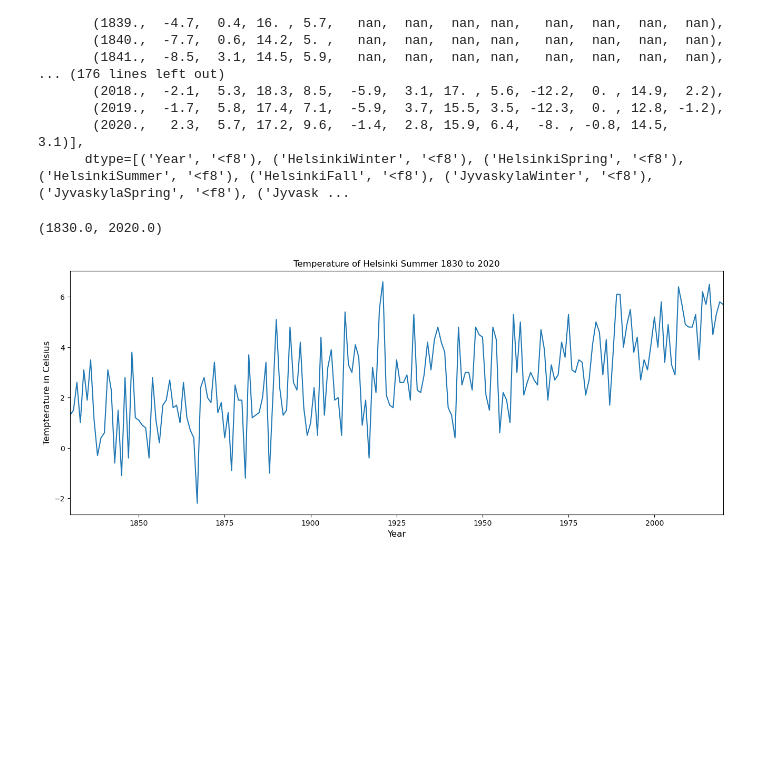
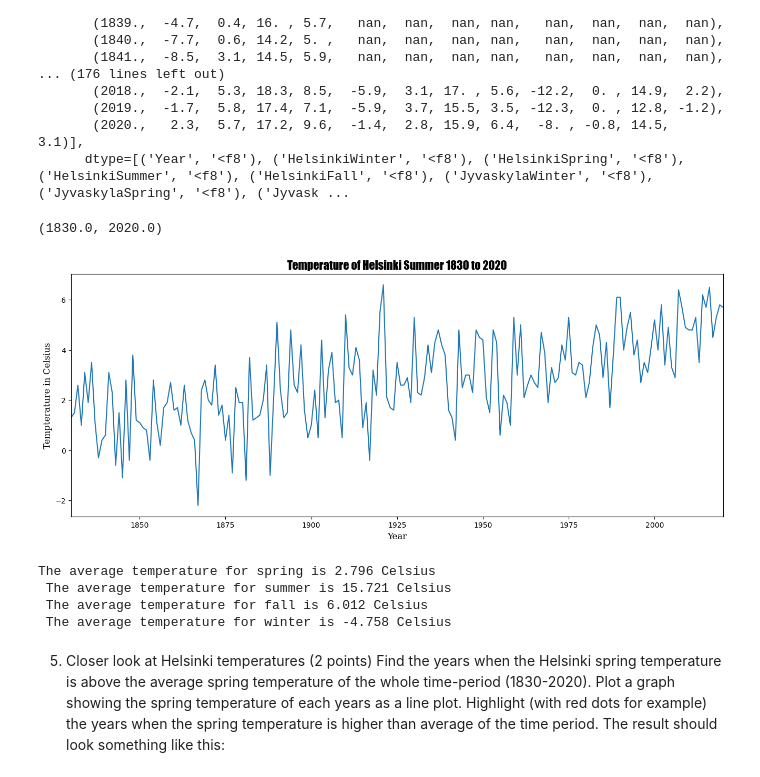
Before and after one commit to rg450318262/2023_courses, a Jupyter notebook: Python/Coursework4.ipynb, the cells around one changed output. Cells and saved outputs as stored; diff of their text form; code cells hidden in the pictures; blank space fills up the shorter version.

```diff
--- a/Python/Coursework4.ipynb
+++ b/Python/Coursework4.ipynb
@@ -90,12 +87,27 @@ array([(1830.,  -8. ,  1.3, 14.5, 6.4,   nan,  nan,  nan, nan,   nan,  nan,  nan
        (2020.,   2.3,  5.7, 17.2, 9.6,  -1.4,  2.8, 15.9, 6.4,  -8. , -0.8, 14.5,  3.1)],
       dtype=[('Year', '<f8'), ('HelsinkiWinter', '<f8'), ('HelsinkiSpring', '<f8'), ('HelsinkiSummer', '<f8'), ('HelsinkiFall', '<f8'), ('JyvaskylaWinter', '<f8'), ('JyvaskylaSpring', '<f8'), ('Jyvask ...
 # %%
+font1 = {'family':'fantasy','color':'black','size':16}
+font2 = {'family':'serif','color':'black','size':12}
+font3 = {'family':'cursive','color':'black','size':20}
+
 plt.figure(figsize=(16,6))
 plt.plot(temp["Year"],temp['HelsinkiSpring'])
-plt.xlabel("Year", fontsize = 12)
-plt.ylabel("Tempterature in Celsius", fontsize = 12)
-plt.title("Temperature of Helsinki Summer 1830 to 2020")
+plt.xlabel("Year", fontdict=font2)
+plt.ylabel("Tempterature in Celsius", fontdict=font2)
+plt.title("Temperature of Helsinki Summer 1830 to 2020", fontdict=font1)
 plt.xlim(1830,2020)
 # %% [output]
 (1830.0, 2020.0)
-[figure, old version]
+[figure, new version]
+# %%
+temp_spring = np.around(np.average(temp["HelsinkiSpring"]),3)
+temp_summer = np.around(np.average(temp["HelsinkiSummer"]),3)
+temp_fall = np.around(np.average(temp["HelsinkiFall"]),3)
+temp_winter = np.around(np.average(temp["HelsinkiWinter"]),3)
+print(f"The average temperature for spring is {temp_spring} Celsius \n The average temperature for summer is {temp_summer} Celsius \n The average temperature for fall is {temp_fall} Celsius \n The average temperature for winter is {temp_winter} Celsius")
+# %% [output]
+The average temperature for spring is 2.796 Celsius
+ The average temperature for summer is 15.721 Celsius
+ The average temperature for fall is 6.012 Celsius
+ The average temperature for winter is -4.758 Celsius
@@ -101,0 +124,3 @@ plt.xlim(1830,2020)
+# %% [markdown]
+5.  Closer look at Helsinki temperatures (2 points)
+Find the years when the Helsinki spring temperature is above the average spring temperature of the whole time-period (1830-2020). Plot a graph showing the spring temperature of each years as a line plot. Highlight (with red dots for example) the years when the spring temperature is higher than average of the time period. The result should look something like this:
```
Also changed, not shown: parts of 3 cells of this notebook.
